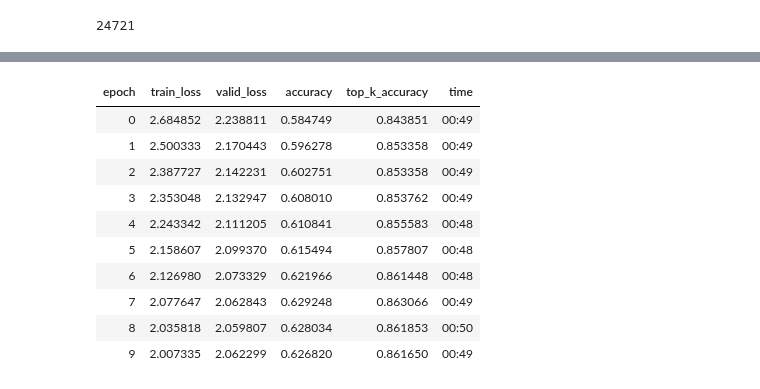
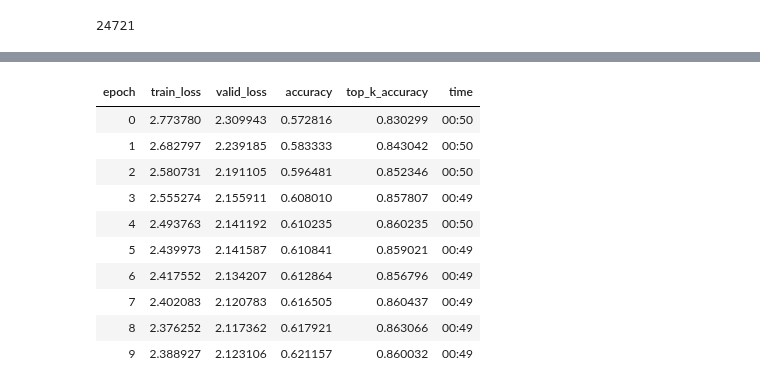
Before and after one commit to KennethTM/dvpi_app, a Jupyter notebook: vision/model_training.ipynb, the cells around one changed output, grey strips where cells are left out. Saved outputs shown, nothing was run; the diff lists cells and outputs as text; code cells hidden in the pictures.

Commit message:
Added comments and revised training notebook.

```diff
--- a/vision/model_training.ipynb
+++ b/vision/model_training.ipynb
@@ -25,11 +29,8 @@ dls = get_dls(128, 112)
 # %%
+#Use model from the timm library
+#Here we use a pretrained light-weight efficientnet
 learn = vision_learner(dls,
                        "efficientnet_b0",
                        pretrained=True,
-                       normalize=True,
-                       #cbs=[MixUp(1.)],
-                       #loss_func=LabelSmoothingCrossEntropy(),
                        loss_func=CrossEntropyLossFlat(),
                        metrics=[accuracy, top_k_accuracy]).to_fp16()
-# %%
-learn.fit_one_cycle(10, 3e-3)
@@ -50,0 +37,3 @@ learn.fit_one_cycle(10, 3e-3)
+# %%
+#First round of training
+learn.fit_one_cycle(20, 1e-3)
@@ -51,16 +62,15 @@ learn.fit_one_cycle(10, 3e-3)
 # %%
-learn.dls = get_dls(64, 224)
-learn.loss_func = LabelSmoothingCrossEntropy()
-learn.fit_one_cycle(10, slice(1e-6,1e-3))
+#Second round of training
+learn.fit_one_cycle(10, slice(1e-6, 1e-4))
 # %% [output]
 | epoch | train_loss | valid_loss | accuracy | top_k_accuracy | time |
-| 0 | 2.684852 | 2.238811 | 0.584749 | 0.843851 | 00:49 |
-| 1 | 2.500333 | 2.170443 | 0.596278 | 0.853358 | 00:49 |
-| 2 | 2.387727 | 2.142231 | 0.602751 | 0.853358 | 00:49 |
-| 3 | 2.353048 | 2.132947 | 0.608010 | 0.853762 | 00:49 |
-| 4 | 2.243342 | 2.111205 | 0.610841 | 0.855583 | 00:48 |
-| 5 | 2.158607 | 2.099370 | 0.615494 | 0.857807 | 00:48 |
-| 6 | 2.126980 | 2.073329 | 0.621966 | 0.861448 | 00:48 |
-| 7 | 2.077647 | 2.062843 | 0.629248 | 0.863066 | 00:49 |
-| 8 | 2.035818 | 2.059807 | 0.628034 | 0.861853 | 00:50 |
-| 9 | 2.007335 | 2.062299 | 0.626820 | 0.861650 | 00:49 |
+| 0 | 2.773780 | 2.309943 | 0.572816 | 0.830299 | 00:50 |
+| 1 | 2.682797 | 2.239185 | 0.583333 | 0.843042 | 00:50 |
+| 2 | 2.580731 | 2.191105 | 0.596481 | 0.852346 | 00:50 |
+| 3 | 2.555274 | 2.155911 | 0.608010 | 0.857807 | 00:49 |
+| 4 | 2.493763 | 2.141192 | 0.610235 | 0.860235 | 00:50 |
+| 5 | 2.439973 | 2.141587 | 0.610841 | 0.859021 | 00:49 |
+| 6 | 2.417552 | 2.134207 | 0.612864 | 0.856796 | 00:49 |
+| 7 | 2.402083 | 2.120783 | 0.616505 | 0.860437 | 00:49 |
+| 8 | 2.376252 | 2.117362 | 0.617921 | 0.863066 | 00:49 |
+| 9 | 2.388927 | 2.123106 | 0.621157 | 0.860032 | 00:49 |
```
Also changed, not shown: parts of 16 cells of this notebook, 12 other files.
